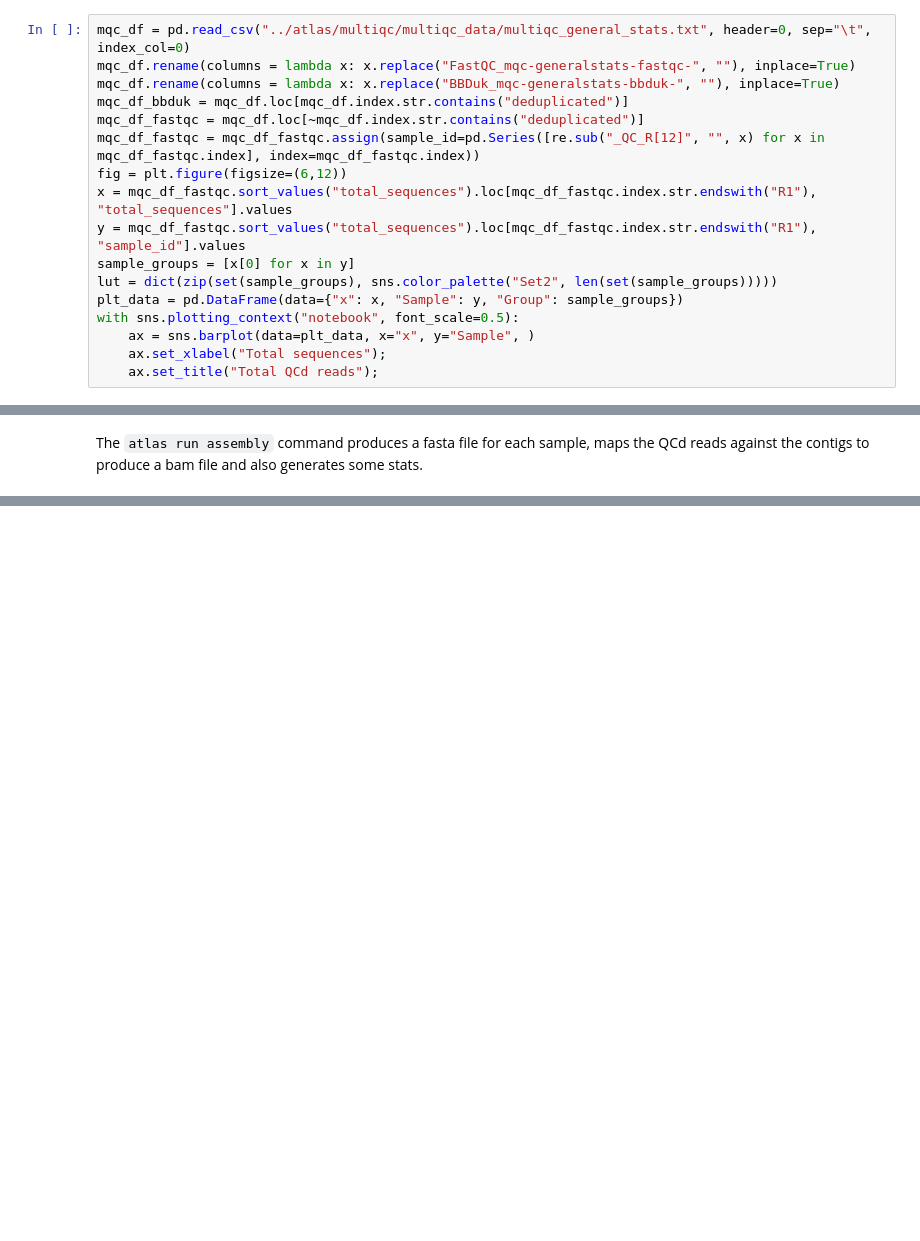
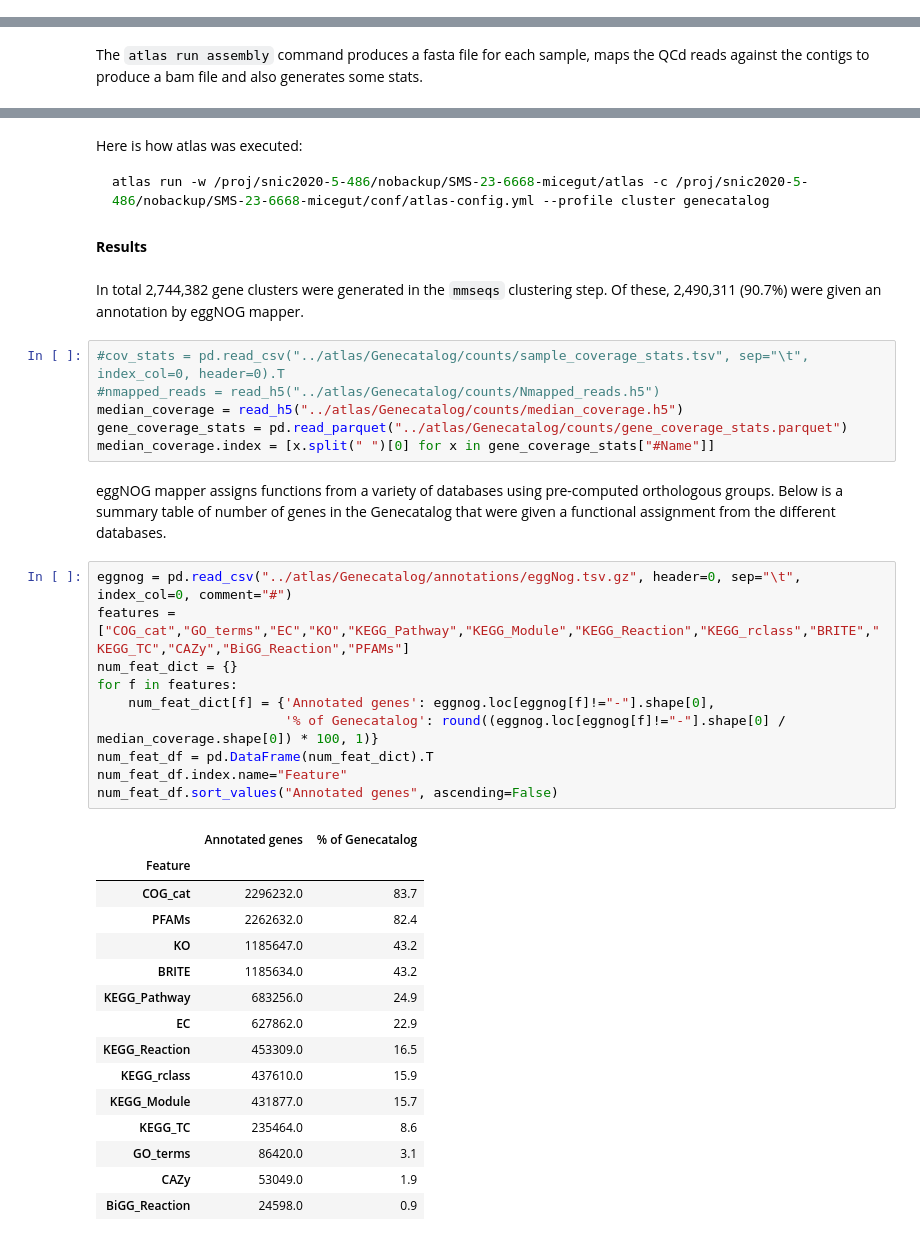
Before and after one commit to NBISweden/SMS-6668-23-micegut, a Jupyter notebook: doc/project-report.ipynb, the cells around one changed output, grey strips where cells are left out. Drawn from its saved outputs; the diff is of its cells as text; blank space fills up the shorter version.

````diff
--- a/doc/project-report.ipynb
+++ b/doc/project-report.ipynb
@@ -255,17 +248,0 @@ Checking the resulting `atlas/multiqc/multiqc_report.html` shows that all sample
-# %%
-mqc_df = pd.read_csv("../atlas/multiqc/multiqc_data/multiqc_general_stats.txt", header=0, sep="\t", index_col=0)
-mqc_df.rename(columns = lambda x: x.replace("FastQC_mqc-generalstats-fastqc-", ""), inplace=True)
-mqc_df.rename(columns = lambda x: x.replace("BBDuk_mqc-generalstats-bbduk-", ""), inplace=True)
-mqc_df_bbduk = mqc_df.loc[mqc_df.index.str.contains("deduplicated")]
-mqc_df_fastqc = mqc_df.loc[~mqc_df.index.str.contains("deduplicated")]
-mqc_df_fastqc = mqc_df_fastqc.assign(sample_id=pd.Series([re.sub("_QC_R[12]", "", x) for x in mqc_df_fastqc.index], index=mqc_df_fastqc.index))
-fig = plt.figure(figsize=(6,12))
-x = mqc_df_fastqc.sort_values("total_sequences").loc[mqc_df_fastqc.index.str.endswith("R1"), "total_sequences"].values
-y = mqc_df_fastqc.sort_values("total_sequences").loc[mqc_df_fastqc.index.str.endswith("R1"), "sample_id"].values
-sample_groups = [x[0] for x in y]
-lut = dict(zip(set(sample_groups), sns.color_palette("Set2", len(set(sample_groups)))))
-plt_data = pd.DataFrame(data={"x": x, "Sample": y, "Group": sample_groups})
-with sns.plotting_context("notebook", font_scale=0.5):
-    ax = sns.barplot(data=plt_data, x="x", y="Sample", )
-    ax.set_xlabel("Total sequences");
-    ax.set_title("Total QCd reads");
@@ -291,0 +408,44 @@ Updating `conf/atlas-config.yml` to give 20 threads and 128 GB memory to the meg
+# %% [markdown]
+Here is how atlas was executed:
+
+```bash
+atlas run -w /proj/snic2020-5-486/nobackup/SMS-23-6668-micegut/atlas -c /proj/snic2020-5-486/nobackup/SMS-23-6668-micegut/conf/atlas-config.yml --profile cluster genecatalog
+```
+# %% [markdown]
+**Results**
+# %% [markdown]
+In total 2,744,382 gene clusters were generated in the `mmseqs` clustering step. Of these, 2,490,311 (90.7%) were given an annotation by eggNOG mapper.
+# %%
+#cov_stats = pd.read_csv("../atlas/Genecatalog/counts/sample_coverage_stats.tsv", sep="\t", index_col=0, header=0).T
+#nmapped_reads = read_h5("../atlas/Genecatalog/counts/Nmapped_reads.h5")
+median_coverage = read_h5("../atlas/Genecatalog/counts/median_coverage.h5")
+gene_coverage_stats = pd.read_parquet("../atlas/Genecatalog/counts/gene_coverage_stats.parquet")
+median_coverage.index = [x.split(" ")[0] for x in gene_coverage_stats["#Name"]]
+# %% [markdown]
+eggNOG mapper assigns functions from a variety of databases using pre-computed orthologous groups. Below is a summary table of number of genes in the Genecatalog that were given a functional assignment from the different databases.
+# %%
+eggnog = pd.read_csv("../atlas/Genecatalog/annotations/eggNog.tsv.gz", header=0, sep="\t", index_col=0, comment="#")
+features = ["COG_cat","GO_terms","EC","KO","KEGG_Pathway","KEGG_Module","KEGG_Reaction","KEGG_rclass","BRITE","KEGG_TC","CAZy","BiGG_Reaction","PFAMs"]
+num_feat_dict = {}
+for f in features:
+    num_feat_dict[f] = {'Annotated genes': eggnog.loc[eggnog[f]!="-"].shape[0],
+                        '% of Genecatalog': round((eggnog.loc[eggnog[f]!="-"].shape[0] / median_coverage.shape[0]) * 100, 1)}
+num_feat_df = pd.DataFrame(num_feat_dict).T
+num_feat_df.index.name="Feature"
+num_feat_df.sort_values("Annotated genes", ascending=False)
+# %% [output]
+|  | Annotated genes | % of Genecatalog |
+| Feature |  |  |
+| COG_cat | 2296232.0 | 83.7 |
+| PFAMs | 2262632.0 | 82.4 |
+| KO | 1185647.0 | 43.2 |
+| BRITE | 1185634.0 | 43.2 |
+| KEGG_Pathway | 683256.0 | 24.9 |
+| EC | 627862.0 | 22.9 |
+| KEGG_Reaction | 453309.0 | 16.5 |
+| KEGG_rclass | 437610.0 | 15.9 |
+| KEGG_Module | 431877.0 | 15.7 |
+| KEGG_TC | 235464.0 | 8.6 |
+| GO_terms | 86420.0 | 3.1 |
+| CAZy | 53049.0 | 1.9 |
+| BiGG_Reaction | 24598.0 | 0.9 |
````
Also changed, not shown: parts of 91 cells of this notebook.
